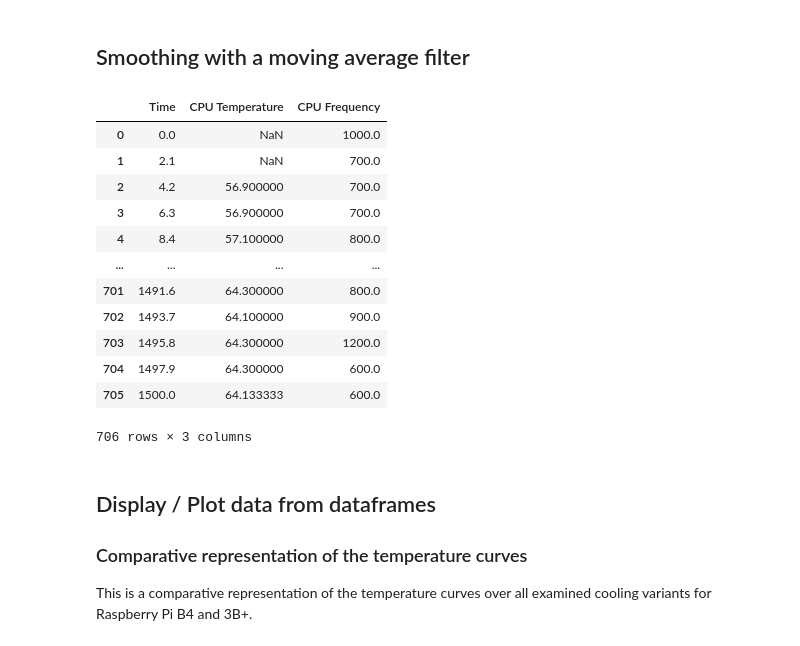
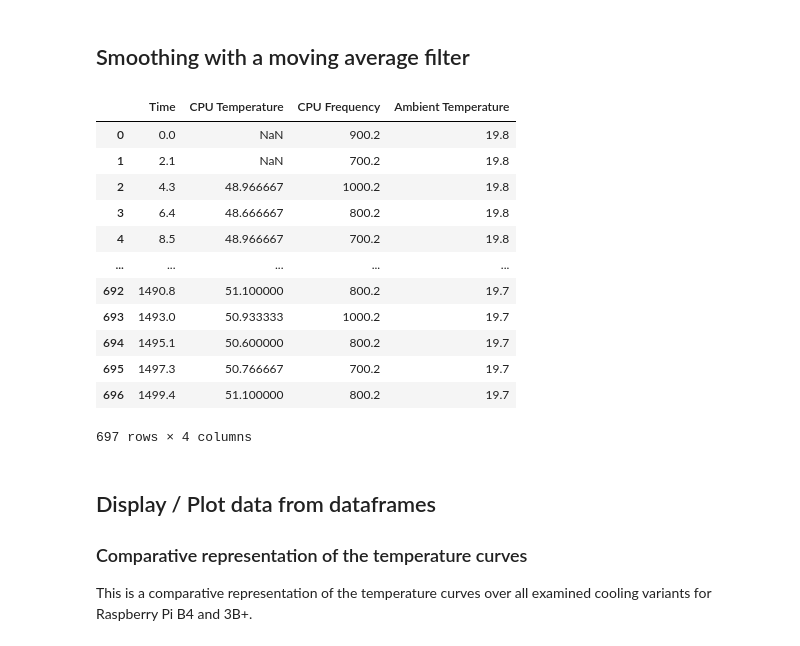
Before and after one commit to urmel79/Jupyter_Raspberry_Pi_Stress_Tests, a Jupyter notebook: Raspberry_Pi4_stress_test.ipynb, the cells around one changed output. Drawn from its saved outputs; the diff is of its cells as text; code cells hidden in the pictures.

```diff
--- a/Raspberry_Pi4_stress_test.ipynb
+++ b/Raspberry_Pi4_stress_test.ipynb
@@ -356,21 +390,21 @@ str_file_name_5 = str_file_prefix_b4 + '_PlasticCase_wHeatSinksAndFan5Vrev.csv'
 str_file_name_6 = str_file_prefix_b4 + '_pinkRaspiCase_wHeatSinks.csv'
 str_file_name_7 = str_file_prefix_b4 + '_PlasticCase_wHeatSinksAndNoctuaFan5V.csv'
 str_file_name_8 = str_file_prefix_b4 + '_PlasticCase_wHeatSinksAndNoctuaFan3V.csv'
-str_file_name_10 = str_file_prefix_b4 + '_PlasticCase_wHeatSinksAndPWMFan5V.csv'
+str_file_name_10 = str_file_prefix_b4 + '_woCase_wHeatSinksAndPWMFan5V.csv'
 
 str_file_name_9 = str_file_prefix_b3plus + '_PlasticCase_wHeatSinks.csv'
 
-df_1_PC_woHeatSinks = create_dictionary_from_csv(filename="./data_files/" + str_file_name_1, offset=0, cols_wanted=3)
-df_2_PC_wHeatSinks = create_dictionary_from_csv(filename="./data_files/" + str_file_name_2, offset=0, cols_wanted=3)
-df_3_PC_wHeatSinksAndFan5V = create_dictionary_from_csv(filename="./data_files/" + str_file_name_3, offset=0, cols_wanted=3)
-df_4_PC_wHeatSinksAndFan3V = create_dictionary_from_csv(filename="./data_files/" + str_file_name_4, offset=0, cols_wanted=3)
-df_5_PC_wHeatSinksAndFan5Vrev = create_dictionary_from_csv(filename="./data_files/" + str_file_name_5, offset=0, cols_wanted=3)
-df_6_RC_wHeatSinks = create_dictionary_from_csv(filename="./data_files/" + str_file_name_6, offset=0, cols_wanted=3)
-df_7_PC_wHeatSinksAndNoctuaFan5V = create_dictionary_from_csv(filename="./data_files/" + str_file_name_7, offset=0, cols_wanted=3)
-df_8_PC_wHeatSinksAndNoctuaFan3V = create_dictionary_from_csv(filename="./data_files/" + str_file_name_8, offset=0, cols_wanted=3)
-df_10_PC_wHeatSinksAndPWMFan5V = create_dictionary_from_csv(filename="./data_files/" + str_file_name_10, offset=0, cols_wanted=3)
+df_1_PC_woHeatSinks = create_dictionary_from_csv(filename="./data_files/" + str_file_name_1, offset=0, cols_wanted=4)
+df_2_PC_wHeatSinks = create_dictionary_from_csv(filename="./data_files/" + str_file_name_2, offset=0, cols_wanted=4)
+df_3_PC_wHeatSinksAndFan5V = create_dictionary_from_csv(filename="./data_files/" + str_file_name_3, offset=0, cols_wanted=4)
+df_4_PC_wHeatSinksAndFan3V = create_dictionary_from_csv(filename="./data_files/" + str_file_name_4, offset=0, cols_wanted=4)
+df_5_PC_wHeatSinksAndFan5Vrev = create_dictionary_from_csv(filename="./data_files/" + str_file_name_5, offset=0, cols_wanted=4)
+df_6_RC_wHeatSinks = create_dictionary_from_csv(filename="./data_files/" + str_file_name_6, offset=0, cols_wanted=4)
+df_7_PC_wHeatSinksAndNoctuaFan5V = create_dictionary_from_csv(filename="./data_files/" + str_file_name_7, offset=0, cols_wanted=4)
+df_8_PC_wHeatSinksAndNoctuaFan3V = create_dictionary_from_csv(filename="./data_files/" + str_file_name_8, offset=0, cols_wanted=4)
+df_10_woC_wHeatSinksAndPWMFan5V = create_dictionary_from_csv(filename="./data_files/" + str_file_name_10, offset=0, cols_wanted=4)
 
-df_9_PC_wHeatSinks = create_dictionary_from_csv(filename="./data_files/" + str_file_name_9, offset=0, cols_wanted=3)
+df_9_PC_wHeatSinks = create_dictionary_from_csv(filename="./data_files/" + str_file_name_9, offset=0, cols_wanted=4)
 # %%
 #df_1_PC_woHeatSinks.head(6)
 #df_2_PC_wHeatSinks.head(6)
@@ -420,25 +455,25 @@ df_5_PC_wHeatSinksAndFan5Vrev['CPU Temperature'] = df_5_PC_wHeatSinksAndFan5Vrev
 df_6_RC_wHeatSinks['CPU Temperature'] = df_6_RC_wHeatSinks['CPU Temperature'].rolling(window=3).mean()
 df_7_PC_wHeatSinksAndNoctuaFan5V['CPU Temperature'] = df_7_PC_wHeatSinksAndNoctuaFan5V['CPU Temperature'].rolling(window=3).mean()
 df_8_PC_wHeatSinksAndNoctuaFan3V['CPU Temperature'] = df_8_PC_wHeatSinksAndNoctuaFan3V['CPU Temperature'].rolling(window=3).mean()
-df_10_PC_wHeatSinksAndPWMFan5V['CPU Temperature'] = df_10_PC_wHeatSinksAndPWMFan5V['CPU Temperature'].rolling(window=3).mean()
+df_10_woC_wHeatSinksAndPWMFan5V['CPU Temperature'] = df_10_woC_wHeatSinksAndPWMFan5V['CPU Temperature'].rolling(window=3).mean()
 
 df_9_PC_wHeatSinks['CPU Temperature'] = df_9_PC_wHeatSinks['CPU Temperature'].rolling(window=3).mean()
 # %%
-df_9_PC_wHeatSinks
+df_10_woC_wHeatSinksAndPWMFan5V
 # %% [output]
-|  | Time | CPU Temperature | CPU Frequency |
-| 0 | 0.0 | NaN | 1000.0 |
-| 1 | 2.1 | NaN | 700.0 |
-| 2 | 4.2 | 56.900000 | 700.0 |
-| 3 | 6.3 | 56.900000 | 700.0 |
-| 4 | 8.4 | 57.100000 | 800.0 |
-| ... | ... | ... | ... |
-| 701 | 1491.6 | 64.300000 | 800.0 |
-| 702 | 1493.7 | 64.100000 | 900.0 |
-| 703 | 1495.8 | 64.300000 | 1200.0 |
-| 704 | 1497.9 | 64.300000 | 600.0 |
-| 705 | 1500.0 | 64.133333 | 600.0 |
+|  | Time | CPU Temperature | CPU Frequency | Ambient Temperature |
+| 0 | 0.0 | NaN | 900.2 | 19.8 |
+| 1 | 2.1 | NaN | 700.2 | 19.8 |
+| 2 | 4.3 | 48.966667 | 1000.2 | 19.8 |
+| 3 | 6.4 | 48.666667 | 800.2 | 19.8 |
+| 4 | 8.5 | 48.966667 | 700.2 | 19.8 |
+| ... | ... | ... | ... | ... |
+| 692 | 1490.8 | 51.100000 | 800.2 | 19.7 |
+| 693 | 1493.0 | 50.933333 | 1000.2 | 19.7 |
+| 694 | 1495.1 | 50.600000 | 800.2 | 19.7 |
+| 695 | 1497.3 | 50.766667 | 700.2 | 19.7 |
+| 696 | 1499.4 | 51.100000 | 800.2 | 19.7 |
-706 rows × 3 columns
+697 rows × 4 columns
 # %% [markdown]
 ## Display / Plot data from dataframes
 
```
Also changed, not shown: parts of 16 cells of this notebook, 9 other files.
